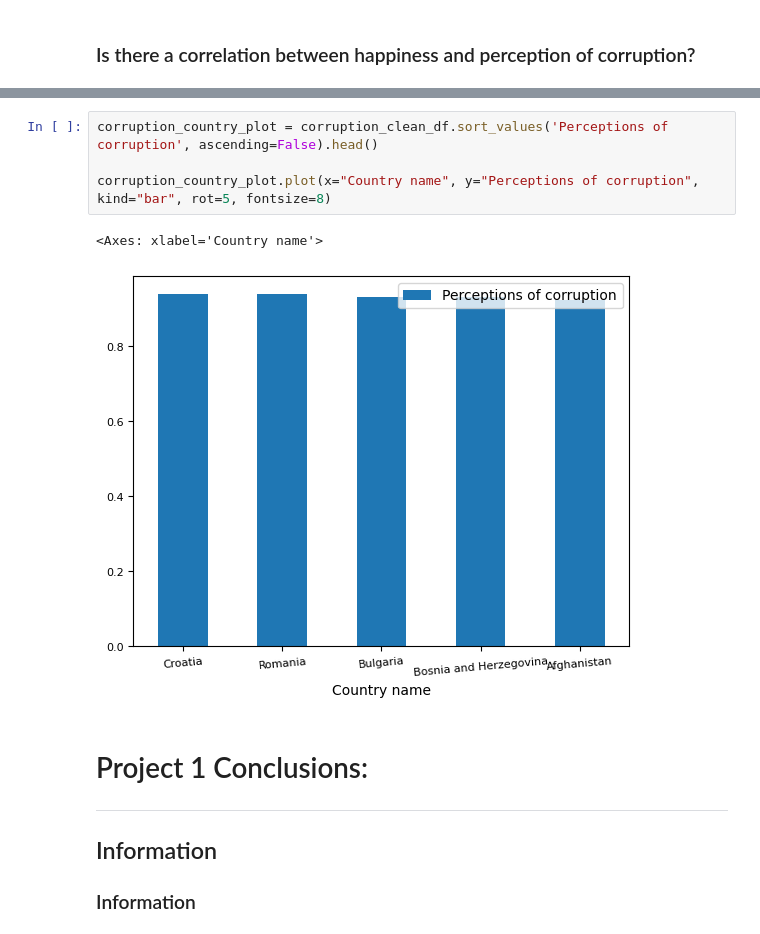
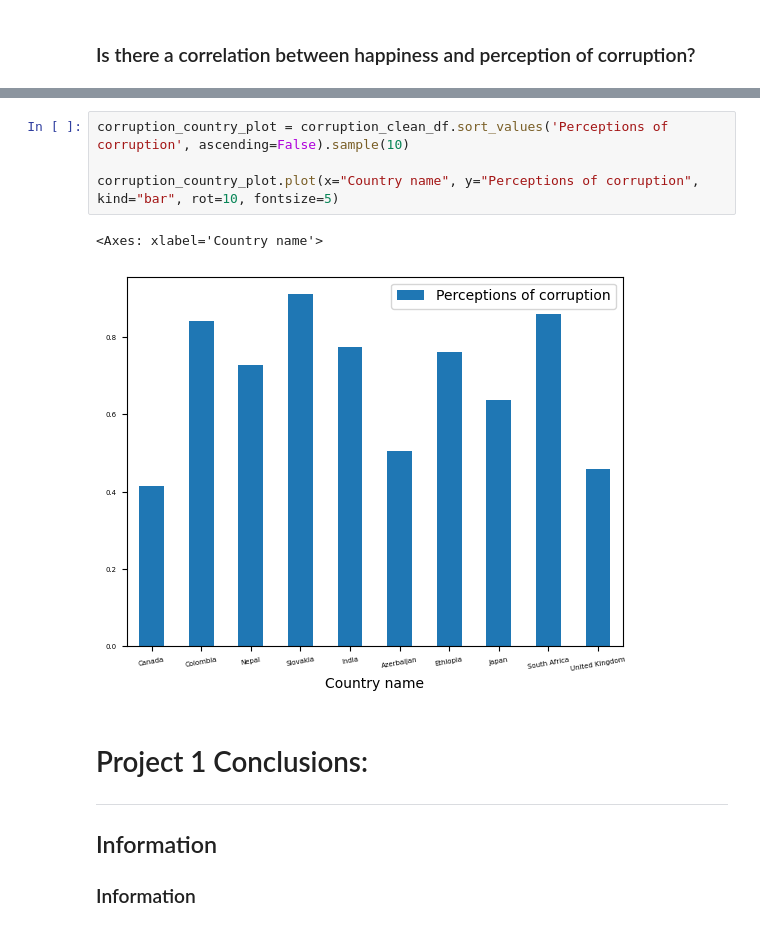
Before and after one commit to Leo-SLC/Project_1, a Jupyter notebook: HappinessResearch.ipynb, the cells around one changed output, grey strips where cells are left out. Drawn from its saved outputs; the diff is of its cells as text.

Commit message:
Updating Graph Samples

```diff
--- a/HappinessResearch.ipynb
+++ b/HappinessResearch.ipynb
@@ -133,12 +145,12 @@ corruption_clean_df.sort_values('Perceptions of corruption', ascending=False).he
 | 63 | Bosnia and Herzegovina | Central and Eastern Europe | 0.931 | 5.813 |
 | 148 | Afghanistan | South Asia | 0.924 | 2.523 |
 # %%
-corruption_country_plot = corruption_clean_df.sort_values('Perceptions of corruption', ascending=False).head()
+corruption_country_plot = corruption_clean_df.sort_values('Perceptions of corruption', ascending=False).sample(10)
 
-corruption_country_plot.plot(x="Country name", y="Perceptions of corruption", kind="bar", rot=5, fontsize=8)
+corruption_country_plot.plot(x="Country name", y="Perceptions of corruption", kind="bar", rot=10, fontsize=5)
 # %% [output]
 <Axes: xlabel='Country name'>
-[figure, old version]
+[figure, new version]
 # %% [markdown]
 # Project 1 Conclusions:
 
```
Also changed, not shown: parts of 3 cells of this notebook.
